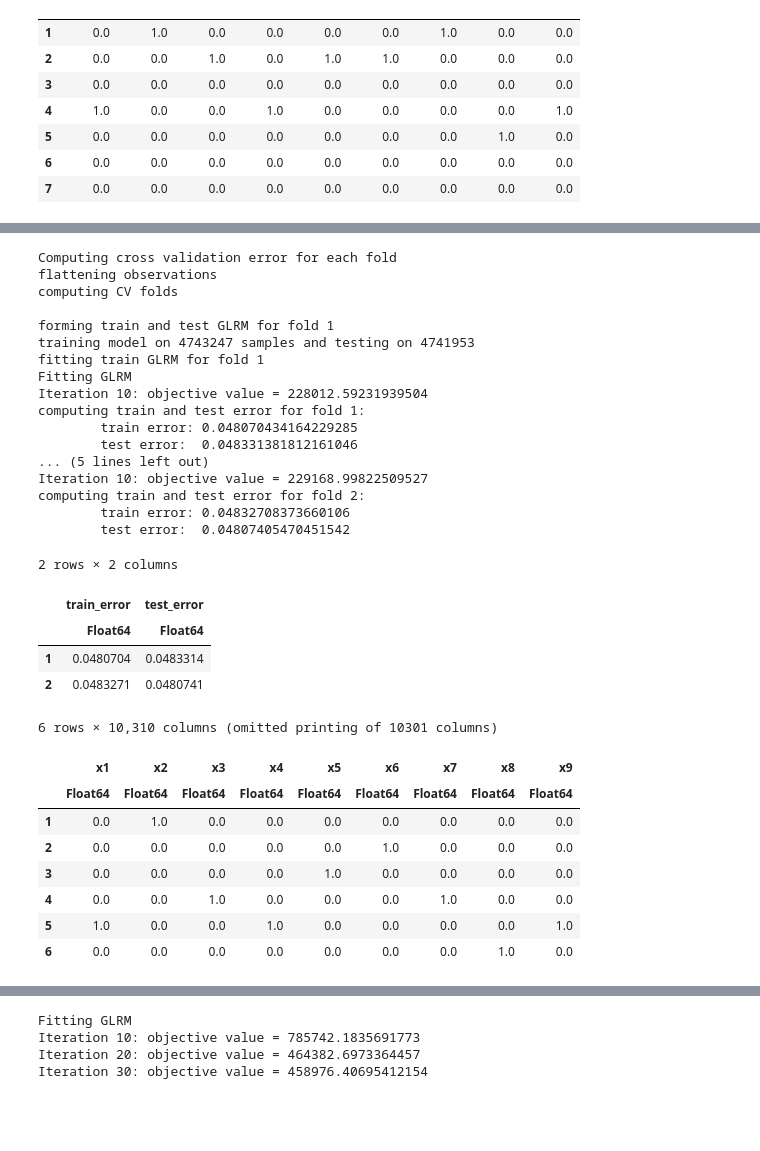
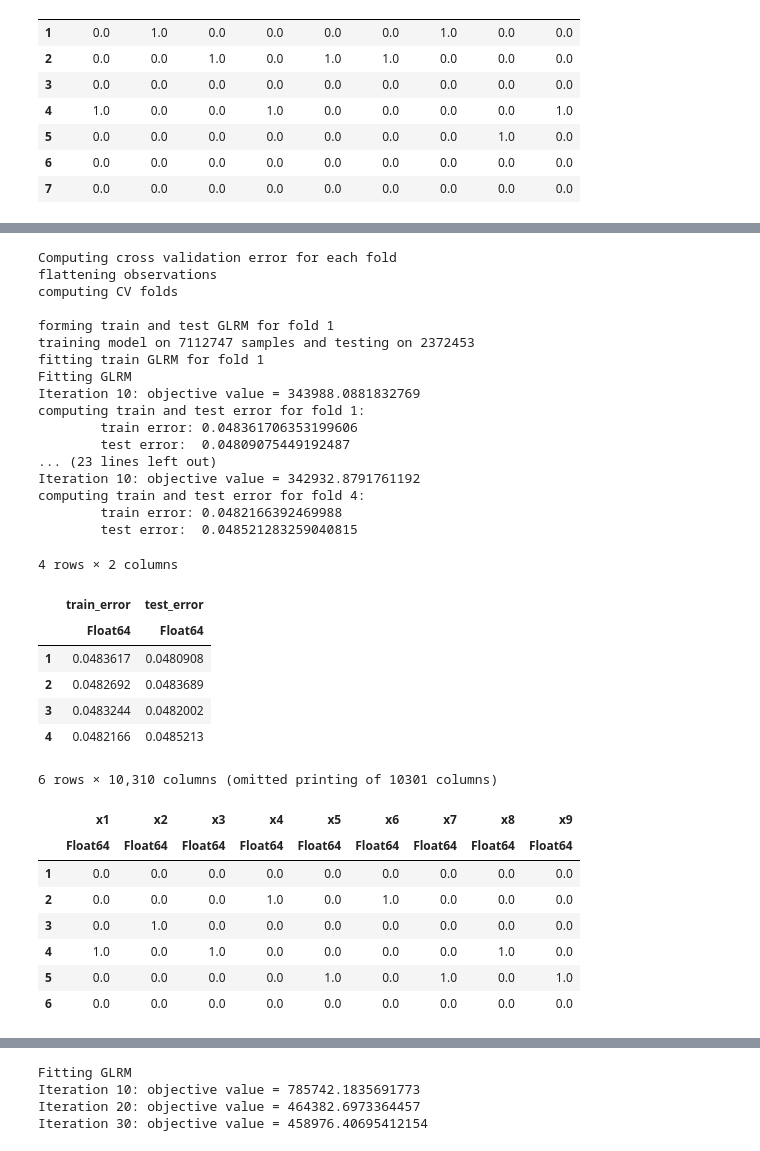
Before and after one commit to kathy908000/Health-Care-Research, a Jupyter notebook: code/glrm_kmeans.ipynb, the cells around one changed output, grey strips where cells are left out. Drawn from its saved outputs; the diff is of its cells as text; code cells hidden in the pictures; blank space fills up the shorter version.

Commit message:
glrm k-means update

```diff
--- a/code/glrm_kmeans.ipynb
+++ b/code/glrm_kmeans.ipynb
@@ -31,7 +31,7 @@ ErrorException: Failed to precompile DataArrays [0fe7c1db-08c2-54a3-a222-6d1d3b7
 #Pkg.add("CSV")
 #Pkg.add("StatsBase")
 # %%
-df3 = CSV.read("/Users/kathy908000/github/health-care-research/data/Diabetes_Numerical.csv")
+df3 = CSV.read("../data/Diabetes_Numerical.csv")
 df3
 # %% [output]
 10,310 rows × 921 columns (omitted printing of 914 columns)
@@ -808,13 +270,12 @@ losses
  WeightedHingeLoss(1.0, BoolDomain(), 1.0)
  WeightedHingeLoss(1.0, BoolDomain(), 1.0)
 # %%
-
 k = 6
 A= df3
 rx = UnitOneSparseConstraint()
 ry = ZeroReg()
-glrm16 = GLRM(A,losses,rx,ry,k)
-params16 = ProxGradParams(inner_iter_Y=100)
-X16,Y16,ch16 = fit!(glrm16, params16)
+glrm640 = GLRM(A,losses,rx,ry,k)
+params640 = ProxGradParams(inner_iter_Y=40)
+X640,Y640,ch640 = fit!(glrm640, params640)
 # %% [output]
 Fitting GLRM
@@ -847,7 +306,7 @@ X16
 # %%
 println("Computing cross validation error for each fold")
 params = Params(1.0, max_iter=100, abs_tol=0.0, min_stepsize=.001)
-train_error, test_error, train_glrms, test_glrms = cross_validate(glrm16, nfolds=2, params=params)
+train_error, test_error, train_glrms, test_glrms = cross_validate(glrm640, nfolds=4, params=params)
 df = DataFrame(train_error = train_error, test_error = test_error)
 # %% [output]
 Computing cross validation error for each fold
@@ -855,33 +314,35 @@ flattening observations
 computing CV folds
 
 forming train and test GLRM for fold 1
-training model on 4743247 samples and testing on 4741953
+training model on 7112747 samples and testing on 2372453
 fitting train GLRM for fold 1
 Fitting GLRM
-Iteration 10: objective value = 228012.59231939504
+Iteration 10: objective value = 343988.0881832769
 computing train and test error for fold 1:
-        train error: 0.048070434164229285
-        test error:  0.048331381812161046
-... (5 lines left out)
-Iteration 10: objective value = 229168.99822509527
-computing train and test error for fold 2:
-        train error: 0.04832708373660106
-        test error:  0.04807405470451542
+        train error: 0.048361706353199606
+        test error:  0.04809075449192487
+... (23 lines left out)
+Iteration 10: objective value = 342932.8791761192
+computing train and test error for fold 4:
+        train error: 0.0482166392469988
+        test error:  0.048521283259040815
-2 rows × 2 columns
+4 rows × 2 columns
 |  | train_error | test_error |
 |  | Float64 | Float64 |
-| 1 | 0.0480704 | 0.0483314 |
-| 2 | 0.0483271 | 0.0480741 |
+| 1 | 0.0483617 | 0.0480908 |
+| 2 | 0.0482692 | 0.0483689 |
+| 3 | 0.0483244 | 0.0482002 |
+| 4 | 0.0482166 | 0.0485213 |
 # %%
-hingek6 = convert(DataFrame, X16)
+X640 = convert(DataFrame, X640)
 # %% [output]
 6 rows × 10,310 columns (omitted printing of 10301 columns)
 |  | x1 | x2 | x3 | x4 | x5 | x6 | x7 | x8 | x9 |
 |  | Float64 | Float64 | Float64 | Float64 | Float64 | Float64 | Float64 | Float64 | Float64 |
-| 1 | 0.0 | 1.0 | 0.0 | 0.0 | 0.0 | 0.0 | 0.0 | 0.0 | 0.0 |
-| 2 | 0.0 | 0.0 | 0.0 | 0.0 | 0.0 | 1.0 | 0.0 | 0.0 | 0.0 |
-| 3 | 0.0 | 0.0 | 0.0 | 0.0 | 1.0 | 0.0 | 0.0 | 0.0 | 0.0 |
-| 4 | 0.0 | 0.0 | 1.0 | 0.0 | 0.0 | 0.0 | 1.0 | 0.0 | 0.0 |
-| 5 | 1.0 | 0.0 | 0.0 | 1.0 | 0.0 | 0.0 | 0.0 | 0.0 | 1.0 |
-| 6 | 0.0 | 0.0 | 0.0 | 0.0 | 0.0 | 0.0 | 0.0 | 1.0 | 0.0 |
+| 1 | 0.0 | 0.0 | 0.0 | 0.0 | 0.0 | 0.0 | 0.0 | 0.0 | 0.0 |
+| 2 | 0.0 | 0.0 | 0.0 | 1.0 | 0.0 | 1.0 | 0.0 | 0.0 | 0.0 |
+| 3 | 0.0 | 1.0 | 0.0 | 0.0 | 0.0 | 0.0 | 0.0 | 0.0 | 0.0 |
+| 4 | 1.0 | 0.0 | 1.0 | 0.0 | 0.0 | 0.0 | 0.0 | 1.0 | 0.0 |
+| 5 | 0.0 | 0.0 | 0.0 | 0.0 | 1.0 | 0.0 | 1.0 | 0.0 | 1.0 |
+| 6 | 0.0 | 0.0 | 0.0 | 0.0 | 0.0 | 0.0 | 0.0 | 0.0 | 0.0 |
 # %%
```
Also changed, not shown: parts of 90 cells of this notebook.
